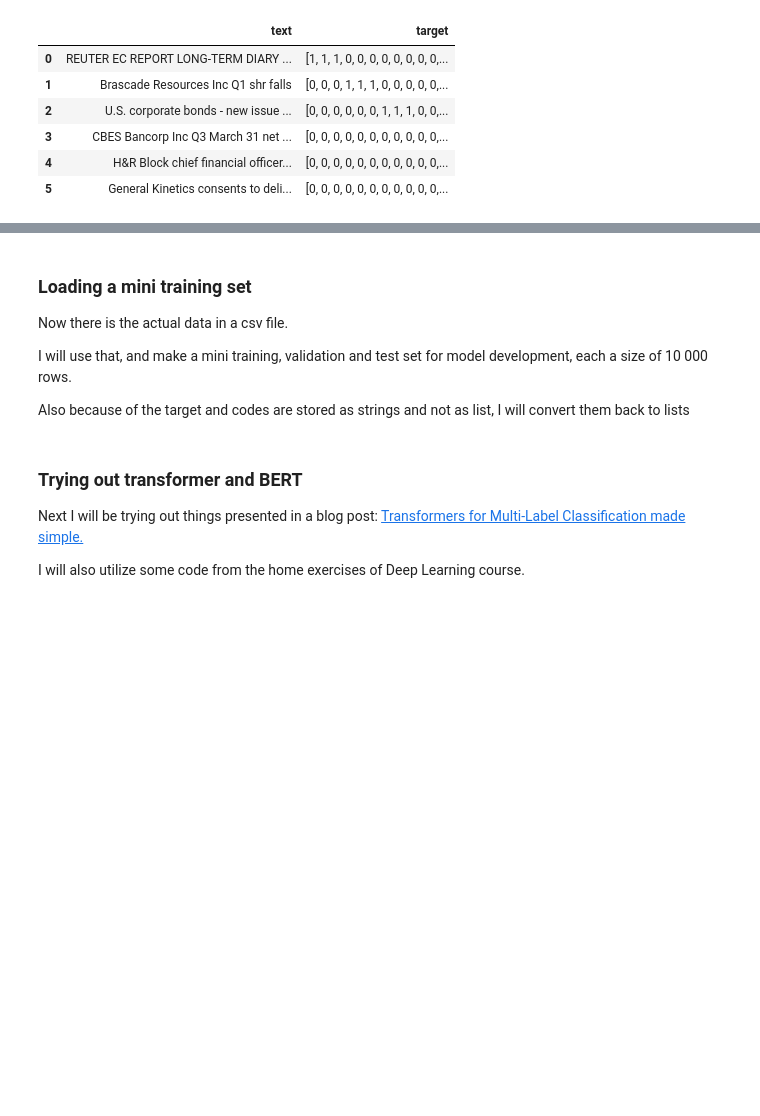
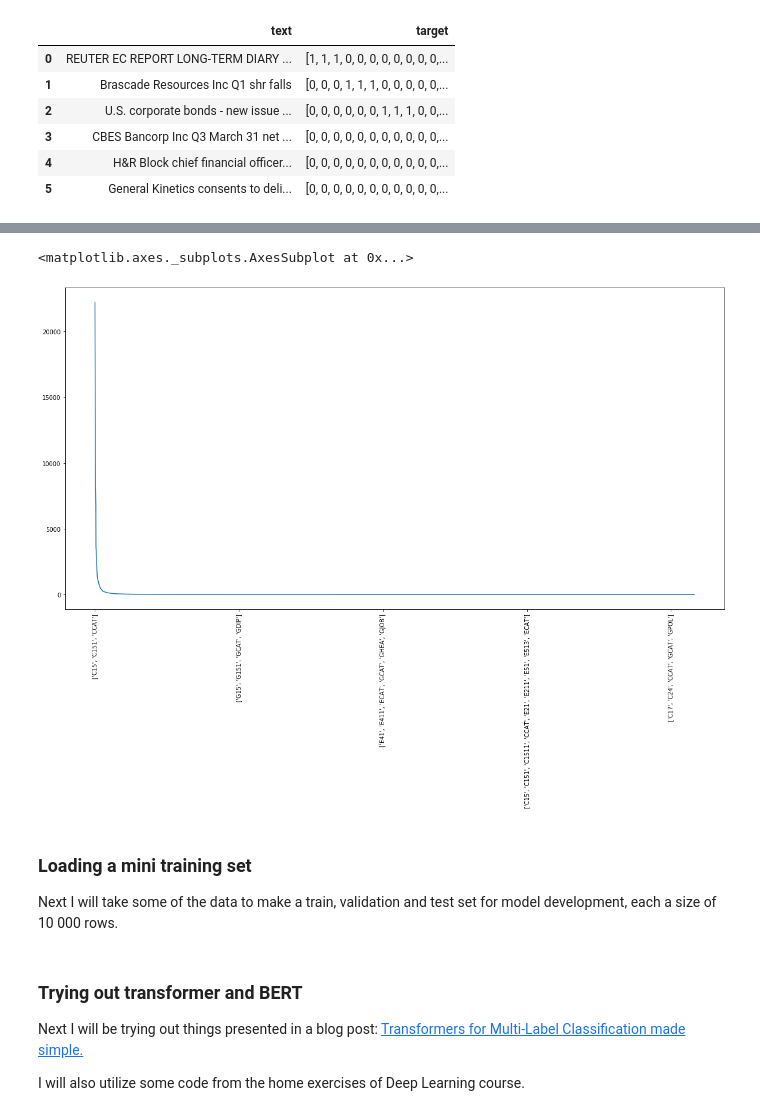
Before and after one commit to apndx/ReutersDocLabeler, a Jupyter notebook: notebooks/reuters-model-dev.ipynb, the cells around one changed output, grey strips where cells are left out. Saved outputs shown, nothing was run; the diff lists cells and outputs as text; code cells hidden in the pictures; blank space fills up the shorter version.

Commit message:
Explore code combination distributions, save mini data loaders, initial BERT model and optimizer

```diff
--- a/notebooks/reuters-model-dev.ipynb
+++ b/notebooks/reuters-model-dev.ipynb
@@ -67,0 +76,2 @@ mini_texts
+# %%
+trunc_large_data_strings = pd.read_csv('reuters-csv/inputs_trunc.csv', delimiter=';')
@@ -67,0 +98,3 @@ mini_texts
+# %%
+code_freqs = trunc_large_data_strings['codes'].value_counts()
+code_freqs
@@ -68,8 +175,11 @@ mini_texts
+# %%
+import matplotlib.pyplot as plt
+
+code_freqs.plot(figsize=(20,10), rot=90)
+# %% [output]
+<matplotlib.axes._subplots.AxesSubplot at 0x...>
+[figure, added]
 # %% [markdown]
 ### Loading a mini training set
 
-Now there is the actual data in a csv file.
-
-I will use that, and make a mini training, validation and test set for model development, each a size of 10 000 rows.
-
-Also because of the target and codes are stored as strings and not as list, I will convert them back to lists
+Next I will take some of the data to make a train, validation and test set for model development, each a size of 10 000 rows.
```
Also changed, not shown: parts of 15 cells of this notebook, 1 other file.
